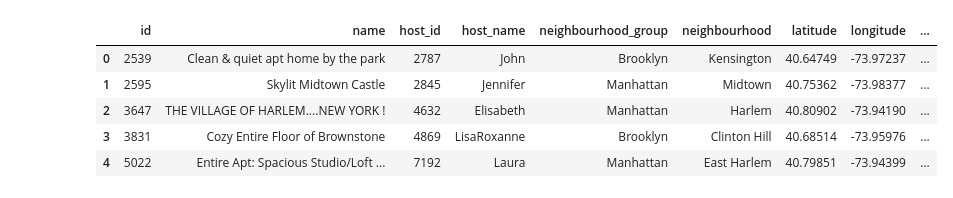
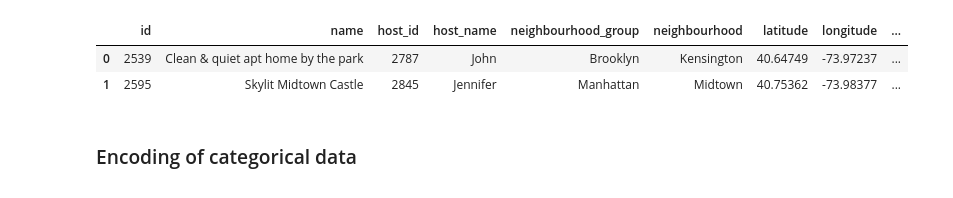
Before and after one commit to KathGran8/Air_BnB_Data_Viz, a Jupyter notebook: Explainer/Clean_data.ipynb, the cells around one changed output. Cells and saved outputs as stored; diff of their text form; code cells hidden in the pictures.

```diff
--- a/Explainer/Clean_data.ipynb
+++ b/Explainer/Clean_data.ipynb
@@ -59,0 +101,8 @@ df = df_new_nights
+# %%
+count_max = 350
+count_min = 0
+bad_count_index = df.index[((count_min > df.calculated_host_listings_count) | (df.calculated_host_listings_count > count_max))]
+# %%
+bad_index = list(bad_price_index)+list(bad_nights_index)+list(bad_count_index)
+print(len(set(bad_index)))
+df = df.drop(bad_index)
@@ -60,8 +121,8 @@ df = df_new_nights
 # %%
-categories = ['neighbourhood_group', 'neighbourhood']
+categories = ['neighbourhood']
 other_cat_dic = {}
 for cat in categories:
-  other_cat_dic[cat] = {'tabel': df.groupby(cat).size().sort_values(ascending=False)}
-  display(other_cat_dic[cat]['tabel'])
-  print('----------------------------')
+    print('----------------------------')
+    other_cat_dic[cat] = {'tabel': df.groupby(cat).size().sort_values(ascending=False)}
+    print(other_cat_dic[cat]['tabel'])
 # %% [output]
@@ -90,18 +145,15 @@ Length: 221, dtype: int64
 # %%
-# From output above choose threshold count to create 'Other' Category
-other_thres = [20000, 100]
+other_thres = [round(df.shape[0]/200)] #any neighbourhood with less than 0.5% of the data are combined
 for i, cat in enumerate(categories):
-  other_cat_dic[cat]['threadshold'] = other_thres[i]
+      other_cat_dic[cat]['threadshold'] = other_thres[i]
 
 func = lambda data: 'Other' if data in other_cats else data
 
 for elem in other_cat_dic.values():
-  other_cats = elem['tabel'][elem['tabel'].values < elem['threadshold']].index
-  cat = elem['tabel'].axes[0].name
-  df[cat + '_other'] = list(map(func, df[cat]))
+    other_cats = elem['tabel'][elem['tabel'].values < elem['threadshold']].index
+    cat = elem['tabel'].axes[0].name
+    df[cat + '_other'] = list(map(func, df[cat]))
 
-for cat in categories:
-  tmp = df.groupby(cat + '_other').size().sort_values(ascending=False)
-  display(tmp)
-  print('----------------------------')
+
+print('Number of unique neighbourhood options', len(df.neighbourhood_other.unique()))
 # %% [output]
@@ -128,13 +161,12 @@ Length: 66, dtype: int64
 # %%
 #df.drop(columns = categories, inplace=True)
-df.head()
+df.head(2)
 # %% [output]
 |  | id | name | host_id | host_name | neighbourhood_group | neighbourhood | latitude | longitude | ... |
 | 0 | 2539 | Clean & quiet apt home by the park | 2787 | John | Brooklyn | Kensington | 40.64749 | -73.97237 | ... |
 | 1 | 2595 | Skylit Midtown Castle | 2845 | Jennifer | Manhattan | Midtown | 40.75362 | -73.98377 | ... |
-| 2 | 3647 | THE VILLAGE OF HARLEM....NEW YORK ! | 4632 | Elisabeth | Manhattan | Harlem | 40.80902 | -73.94190 | ... |
-| 3 | 3831 | Cozy Entire Floor of Brownstone | 4869 | LisaRoxanne | Brooklyn | Clinton Hill | 40.68514 | -73.95976 | ... |
-| 4 | 5022 | Entire Apt: Spacious Studio/Loft ... | 7192 | Laura | Manhattan | East Harlem | 40.79851 | -73.94399 | ... |
+# %% [markdown]
+### Encoding of categorical data
 # %%
 from sklearn.preprocessing import LabelEncoder, OneHotEncoder
 # %%
```
Also changed, not shown: parts of 33 cells of this notebook, 10 other files.
